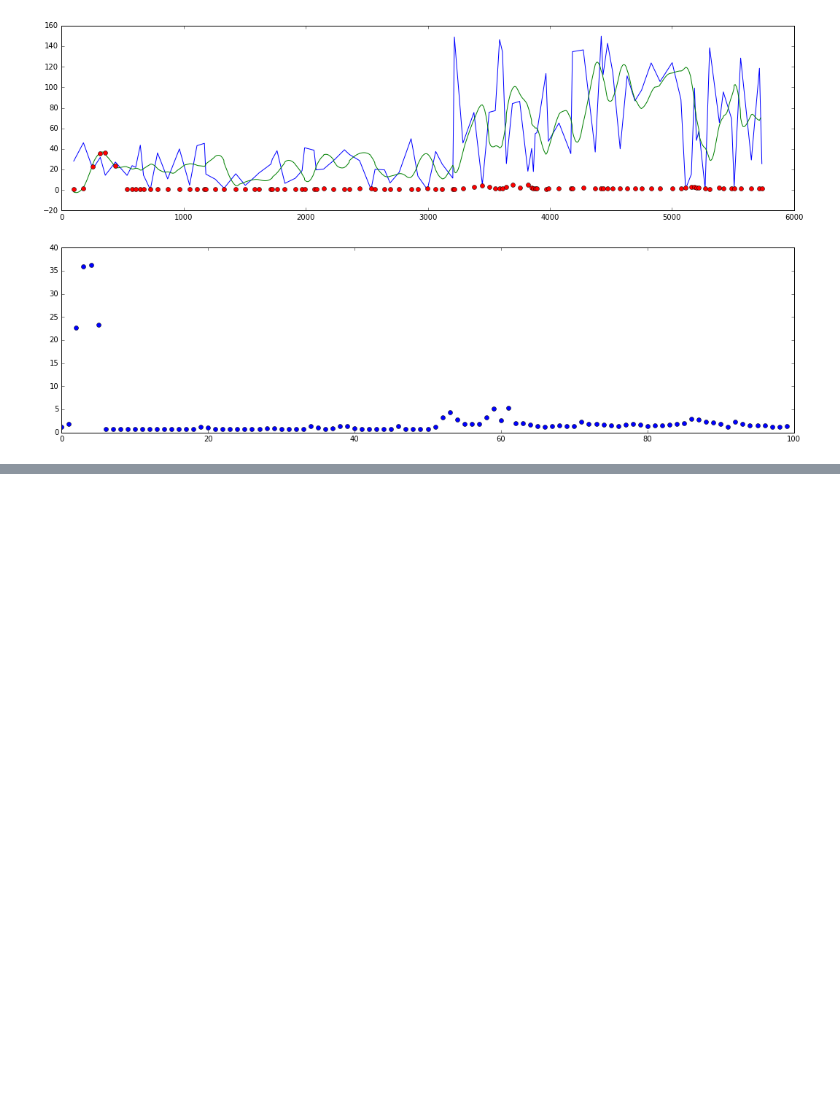
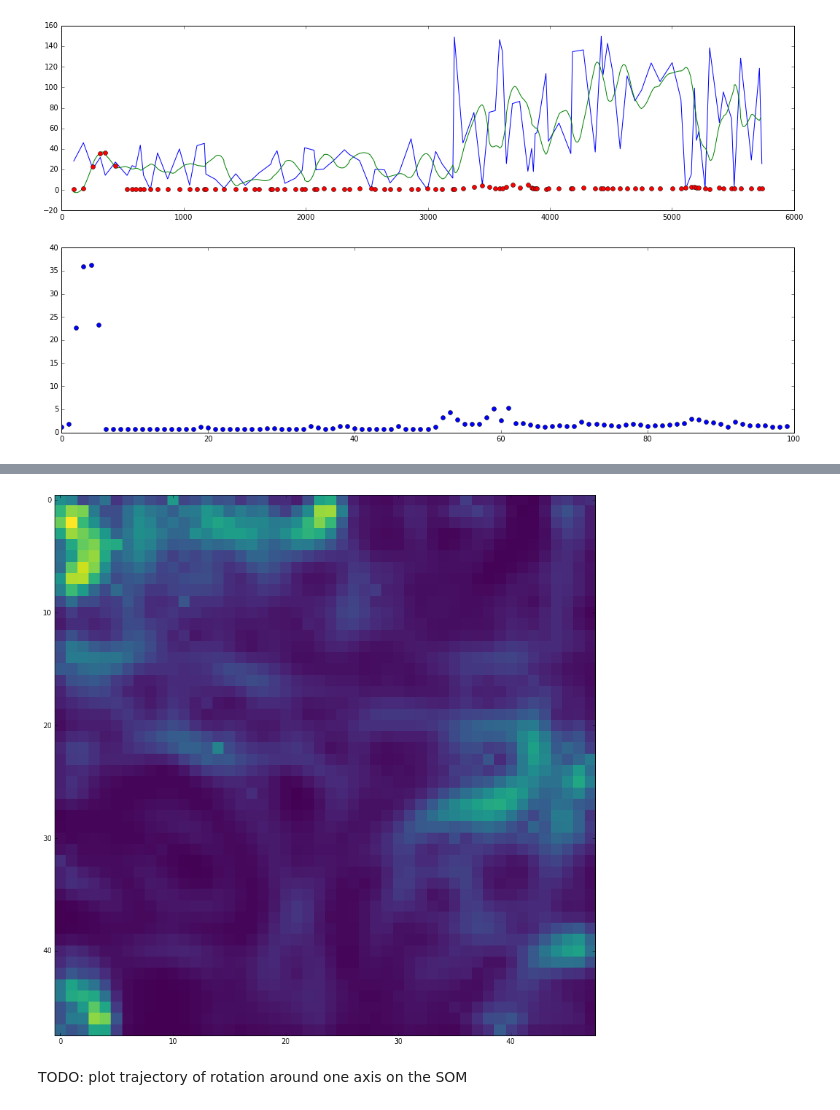
Before and after one commit to toinsson/rto, a Jupyter notebook: RTO - rewarding the original.ipynb, the cells around one changed output, grey strips where cells are left out. Drawn from its saved outputs; the diff is of its cells as text; code cells hidden in the pictures; blank space fills up the shorter version.

```diff
--- a/RTO - rewarding the original.ipynb
+++ b/RTO - rewarding the original.ipynb
@@ -88,0 +138,20 @@ plt.plot(d, 'o')
+# %%
+import scipy.spatial.distance
+
+def umatrix(codebook):
+    ## take the average HD distance to all neighbours within
+    ## certain radius in the 2D distance
+    x_code, y_code = np.meshgrid(np.arange(codebook.shape[0]), np.arange(codebook.shape[1]))
+    hdmatrix = codebook.reshape(codebook.shape[0]*codebook.shape[1], codebook.shape[2])
+    hd_distance = scipy.spatial.distance.squareform(scipy.spatial.distance.pdist(hdmatrix))**2
+    ld_distance = scipy.spatial.distance.squareform(scipy.spatial.distance.pdist(np.vstack([x_code.ravel(), y_code.ravel()]).T))
+    return np.mean(hd_distance * (np.logical_and(ld_distance>0,ld_distance<1.5)),axis=1).reshape(codebook.shape[0], codebook.shape[1])
+
+plt.figure(figsize=(14,14))
+um = umatrix(som_map.codebook)
+plt.imshow(um, interpolation="nearest", cmap="viridis")
+plt.grid("off")
+# %% [output]
+[figure, added]
+# %% [markdown]
+TODO: plot trajectory of rotation around one axis on the SOM
```
Also changed, not shown: parts of 5 cells of this notebook, 4 other files.
